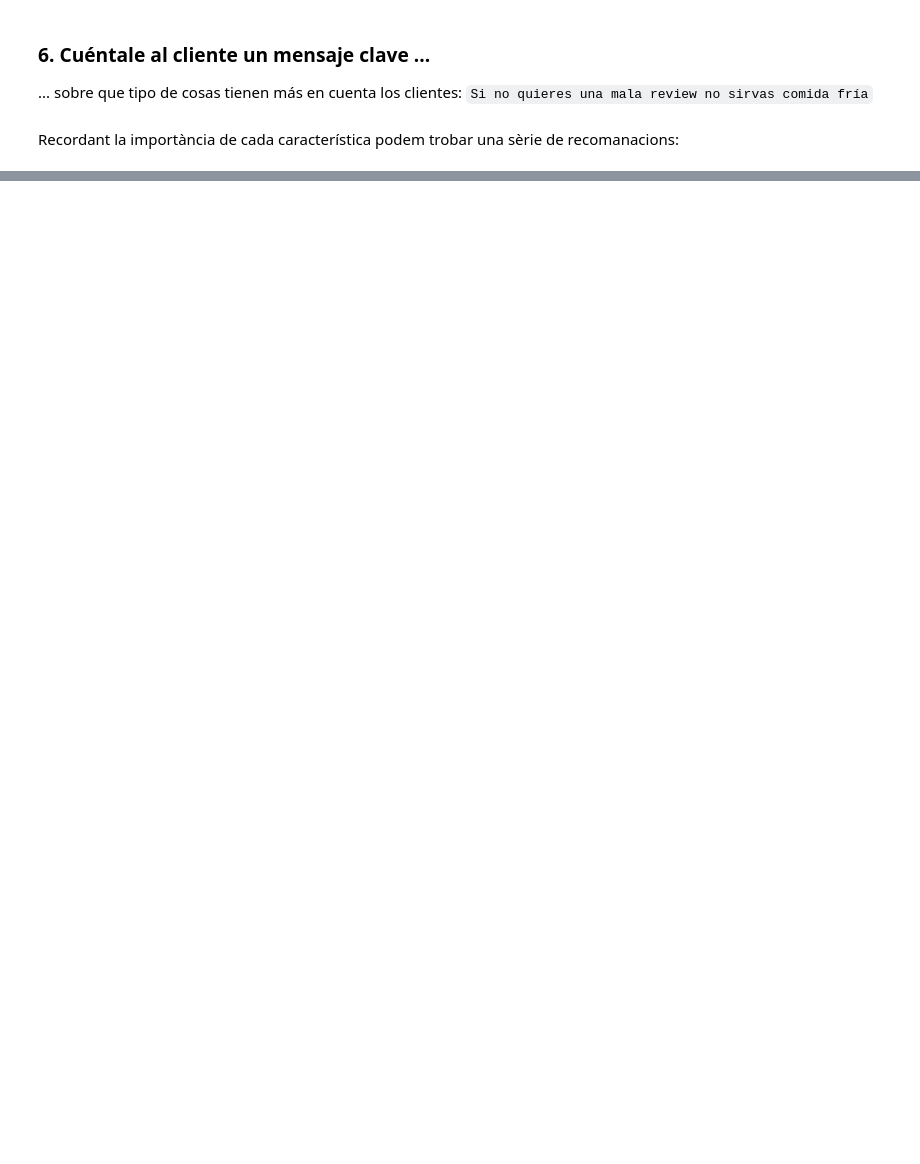
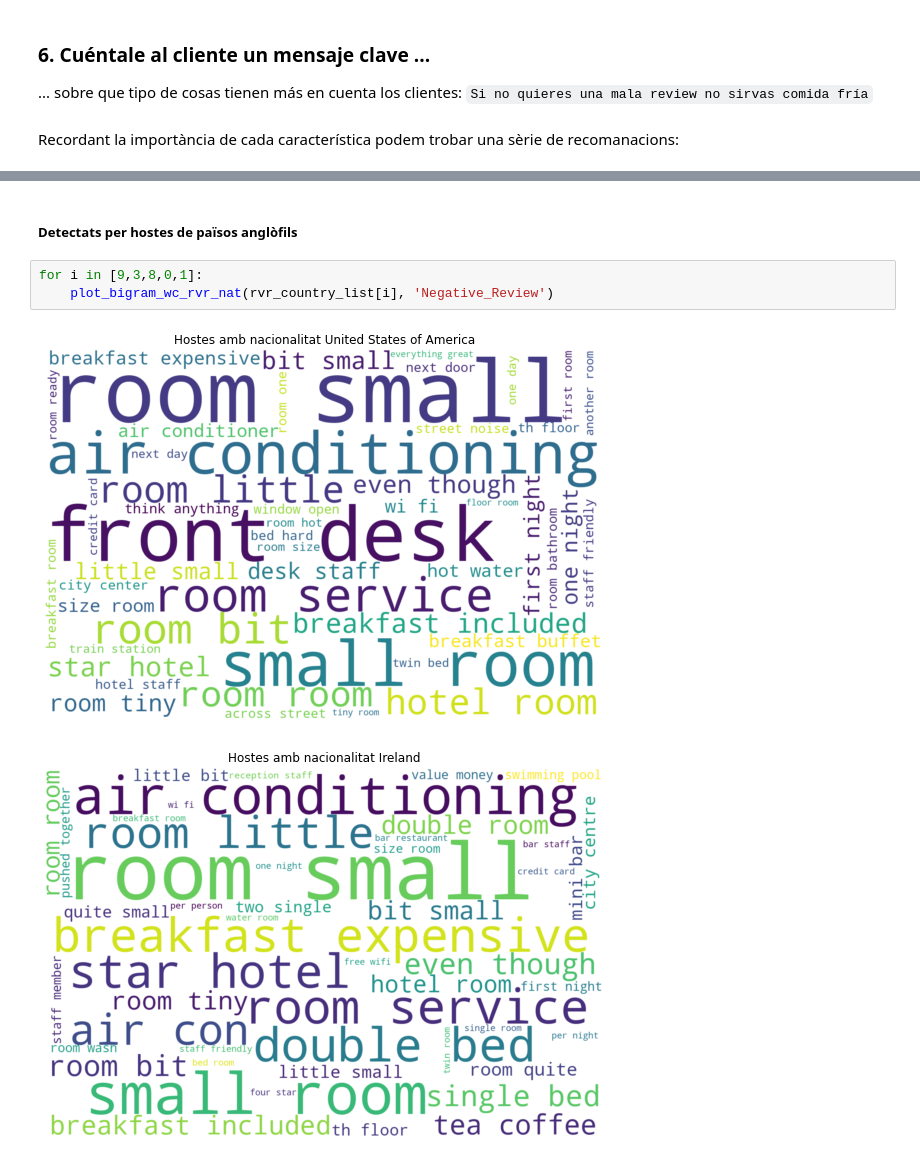
Before and after one commit to llublad/MUSI-AA, a Jupyter notebook: musi-aa-modulo1/W6/practica/20_hr_analysis.ipynb, the cells around one changed output, grey strips where cells are left out. Saved outputs shown, nothing was run; the diff lists cells and outputs as text; blank space fills up the shorter version.

```diff
--- a/musi-aa-modulo1/W6/practica/20_hr_analysis.ipynb
+++ b/musi-aa-modulo1/W6/practica/20_hr_analysis.ipynb
@@ -1311,0 +1397,8 @@ I això és tot. Moltes de gràcies per tot.
+# %% [markdown]
+##### Detectats per hostes de països anglòfils
+# %%
+for i in [9,3,8,0,1]:
+    plot_bigram_wc_rvr_nat(rvr_country_list[i], 'Negative_Review')
+# %% [output]
+[figure, added]
+[figure, added]
```
Also changed, not shown: parts of 38 cells of this notebook, 1 other file.
